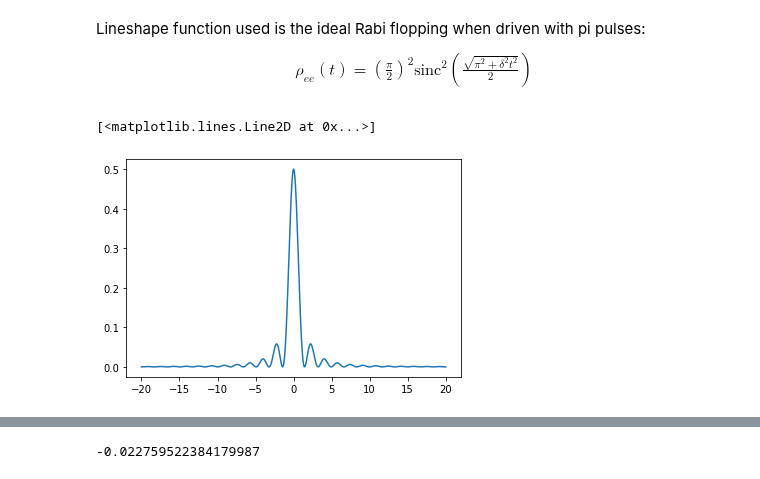
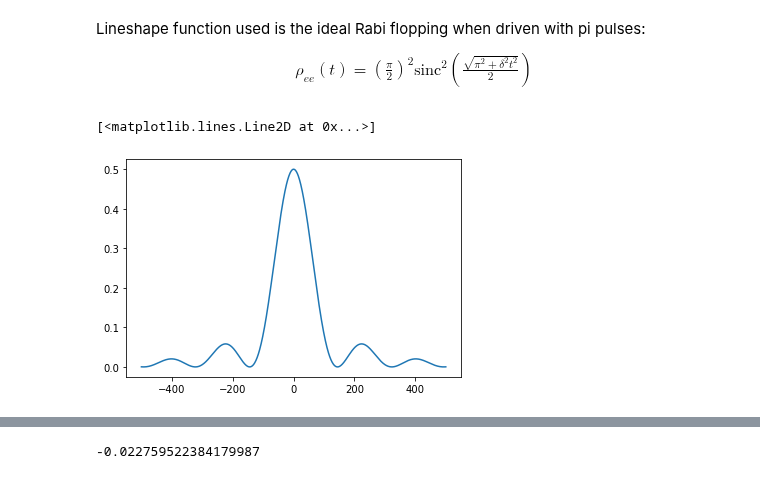
Before and after one commit to speug/srservosim, a Jupyter notebook: notebooks/servosimtests.ipynb, the cells around one changed output, grey strips where cells are left out. Cells and saved outputs as stored; diff of their text form; code cells hidden in the pictures.

```diff
--- a/notebooks/servosimtests.ipynb
+++ b/notebooks/servosimtests.ipynb
@@ -26,8 +26,8 @@ def lineshape(delta, t, state_prep=False):
         out = out / 2.
     return out
 # %%
-d, step = np.linspace(-20, 20, 1000, retstep=True)
-plt.plot(d, lineshape(d, 600e-3))
+d, step = np.linspace(-500, 500, 1000, retstep=True)
+plt.plot(d, lineshape(d, 6e-3))
 # %% [output]
 [<matplotlib.lines.Line2D at 0x...>]
-[figure, old version]
+[figure, new version]
```
Also changed, not shown: parts of 7 cells of this notebook.
